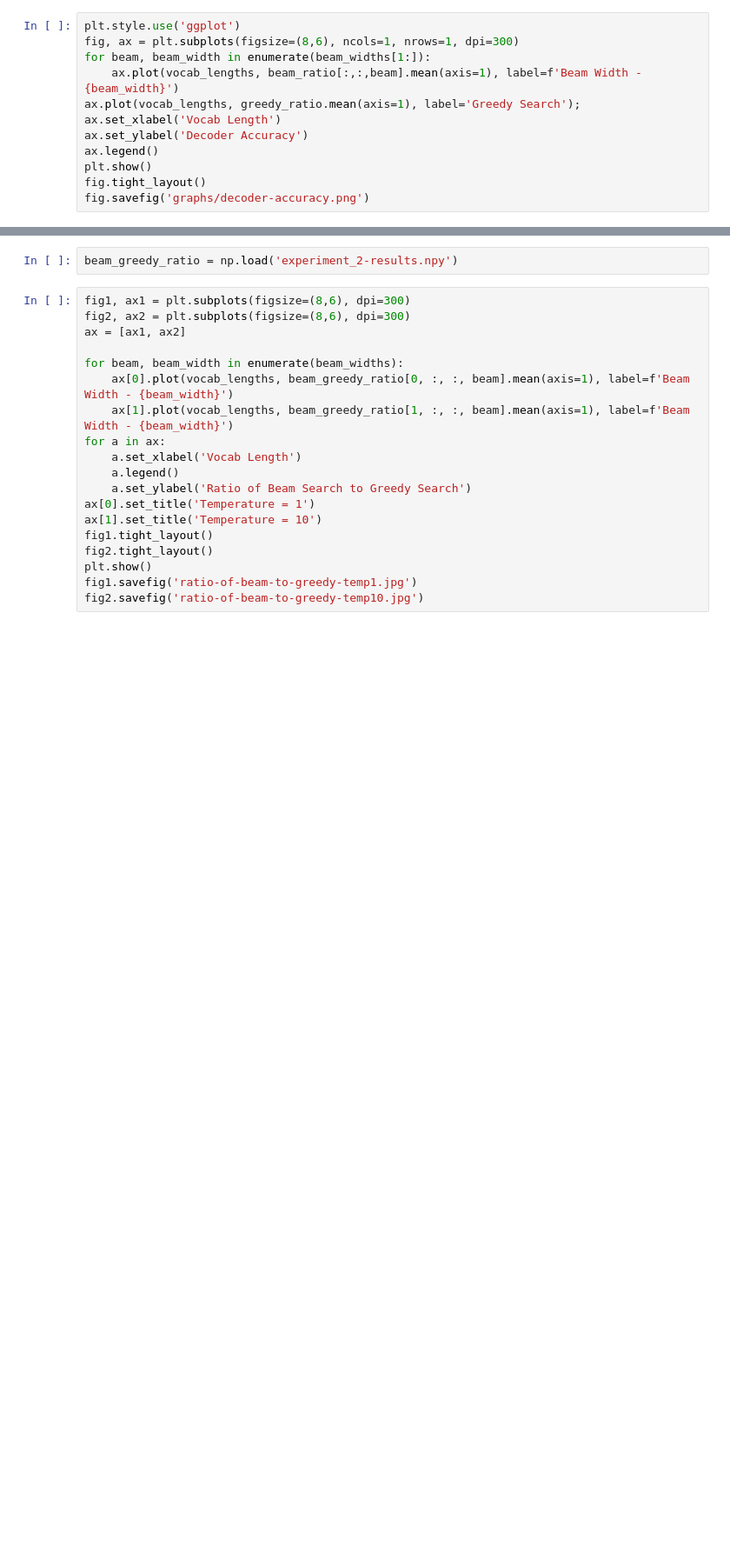
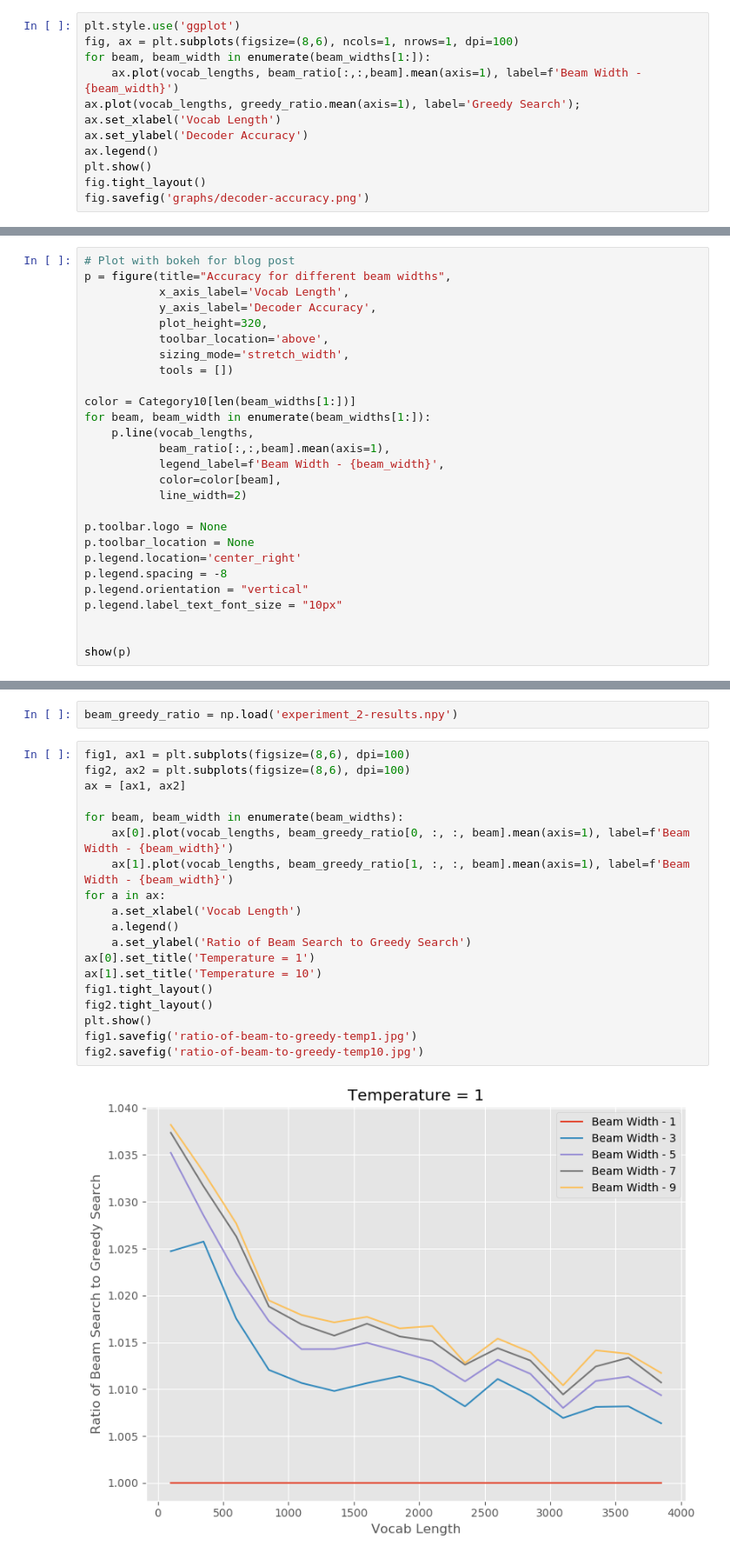
Before and after one commit to erees1/beam-vs-greedy-decoders, a Jupyter notebook: beam-vs-greedy.ipynb, the cells around one changed output, grey strips where cells are left out. Shown at 87% size. Drawn from its saved outputs; the diff is of its cells as text; blank space fills up the shorter version.

Commit message:
as per blog

```diff
--- a/beam-vs-greedy.ipynb
+++ b/beam-vs-greedy.ipynb
@@ -228,7 +226,7 @@ beam_ratio = experiment_1_results['beam']
 greedy_ratio = experiment_1_results['greedy']
 # %%
 plt.style.use('ggplot')
-fig, ax = plt.subplots(figsize=(8,6), ncols=1, nrows=1, dpi=300)
+fig, ax = plt.subplots(figsize=(8,6), ncols=1, nrows=1, dpi=100)
 for beam, beam_width in enumerate(beam_widths[1:]):
     ax.plot(vocab_lengths, beam_ratio[:,:,beam].mean(axis=1), label=f'Beam Width - {beam_width}')
 ax.plot(vocab_lengths, greedy_ratio.mean(axis=1), label='Greedy Search');
@@ -240,3 +238,30 @@ fig.tight_layout()
 fig.savefig('graphs/decoder-accuracy.png')
 # %% [output]
 [figure]
+# %%
+# Plot with bokeh for blog post
+p = figure(title="Accuracy for different beam widths",
+           x_axis_label='Vocab Length',
+           y_axis_label='Decoder Accuracy',
+           plot_height=320,
+           toolbar_location='above',
+           sizing_mode='stretch_width',
+           tools = [])
+
+color = Category10[len(beam_widths[1:])]
+for beam, beam_width in enumerate(beam_widths[1:]):
+    p.line(vocab_lengths,
+           beam_ratio[:,:,beam].mean(axis=1),
+           legend_label=f'Beam Width - {beam_width}',
+           color=color[beam],
+           line_width=2)
+
+p.toolbar.logo = None
+p.toolbar_location = None
+p.legend.location='center_right'
+p.legend.spacing = -8
+p.legend.orientation = "vertical"
+p.legend.label_text_font_size = "10px"
+
+
+show(p)
@@ -285,21 +325,23 @@ np.save('experiment_2-results', beam_greedy_ratio)
 # %%
 beam_greedy_ratio = np.load('experiment_2-results.npy')
 # %%
-fig1, ax1 = plt.subplots(figsize=(8,6), dpi=300)
-fig2, ax2 = plt.subplots(figsize=(8,6), dpi=300)
+fig1, ax1 = plt.subplots(figsize=(8,6), dpi=100)
+fig2, ax2 = plt.subplots(figsize=(8,6), dpi=100)
 ax = [ax1, ax2]
 
 for beam, beam_width in enumerate(beam_widths):
     ax[0].plot(vocab_lengths, beam_greedy_ratio[0, :, :, beam].mean(axis=1), label=f'Beam Width - {beam_width}')
     ax[1].plot(vocab_lengths, beam_greedy_ratio[1, :, :, beam].mean(axis=1), label=f'Beam Width - {beam_width}')
 for a in ax:
     a.set_xlabel('Vocab Length')
     a.legend()
     a.set_ylabel('Ratio of Beam Search to Greedy Search')
 ax[0].set_title('Temperature = 1')
 ax[1].set_title('Temperature = 10')
 fig1.tight_layout()
 fig2.tight_layout()
 plt.show()
 fig1.savefig('ratio-of-beam-to-greedy-temp1.jpg')
 fig2.savefig('ratio-of-beam-to-greedy-temp10.jpg')
+# %% [output]
+[figure, added]
```
Also changed, not shown: parts of 13 cells of this notebook, 6 other files.
